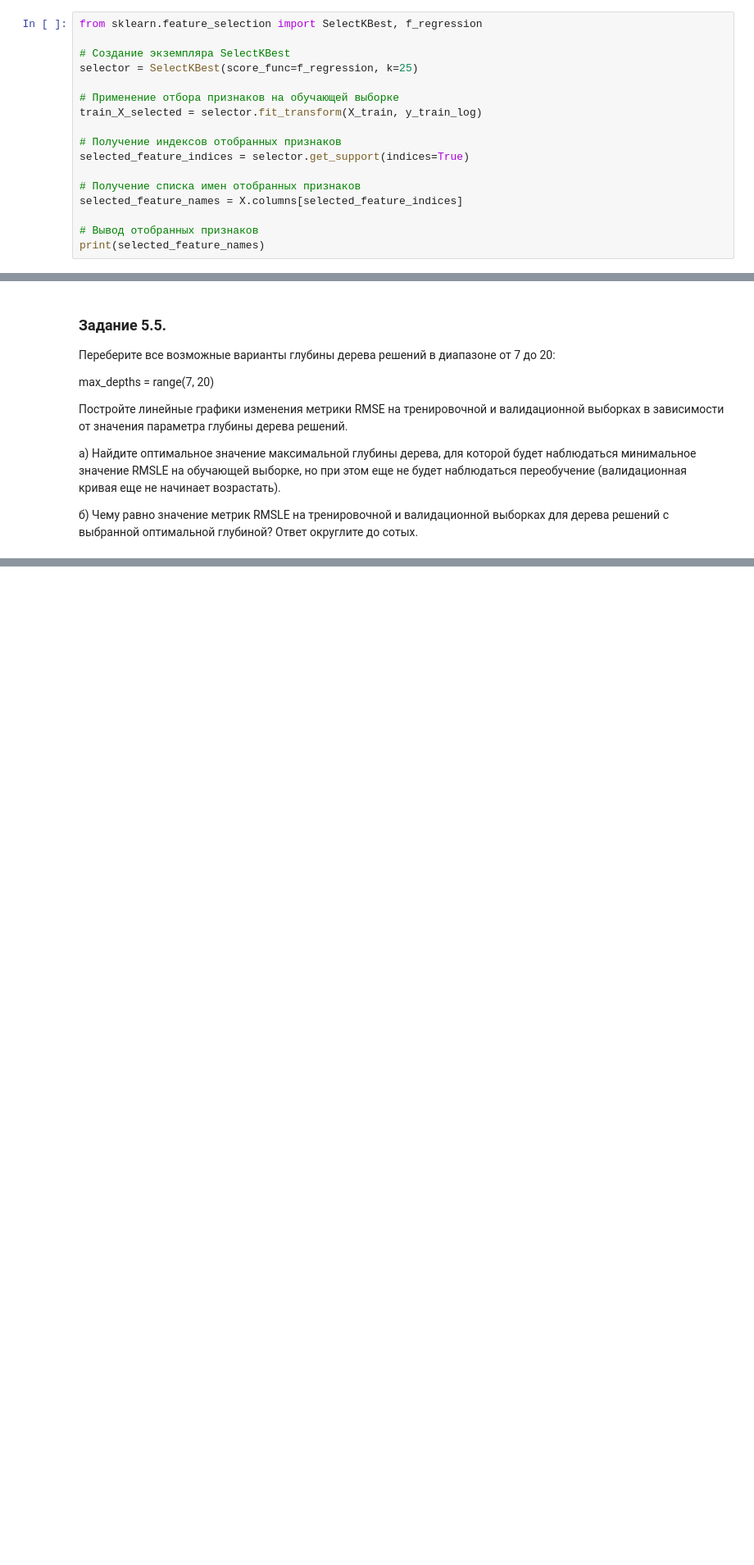
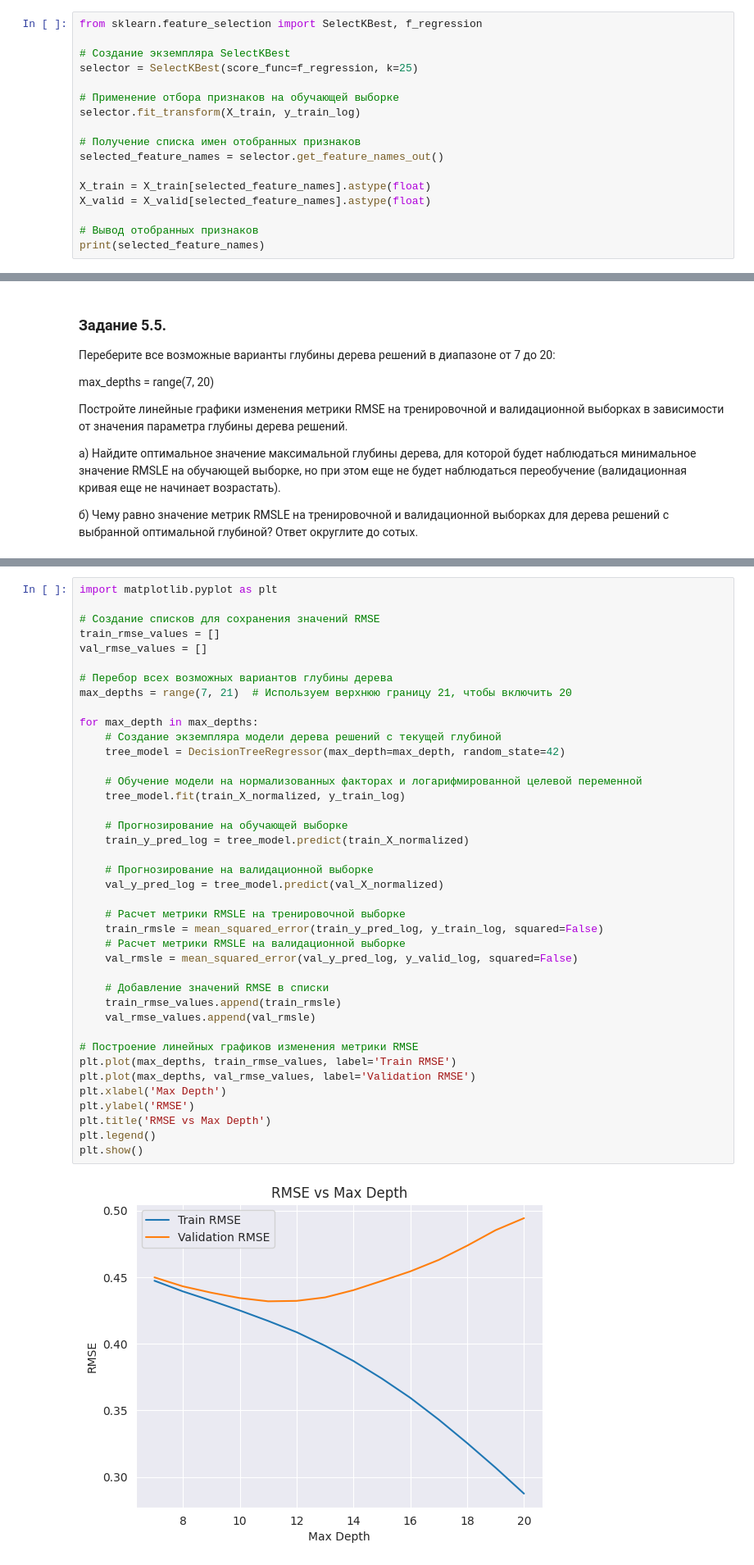
Before and after one commit to URFU-2022-machine-learning-engineering/project_workshop, a Jupyter notebook: project_workshop.ipynb, the cells around one changed output, grey strips where cells are left out. Shown at 82% size. Cells and saved outputs as stored; diff of their text form; blank space fills up the shorter version.

```diff
--- a/project_workshop.ipynb
+++ b/project_workshop.ipynb
@@ -1116,13 +1116,13 @@ from sklearn.feature_selection import SelectKBest, f_regression
 selector = SelectKBest(score_func=f_regression, k=25)
 
 # Применение отбора признаков на обучающей выборке
-train_X_selected = selector.fit_transform(X_train, y_train_log)
-
-# Получение индексов отобранных признаков
-selected_feature_indices = selector.get_support(indices=True)
+selector.fit_transform(X_train, y_train_log)
 
 # Получение списка имен отобранных признаков
-selected_feature_names = X.columns[selected_feature_indices]
+selected_feature_names = selector.get_feature_names_out()
+
+X_train = X_train[selected_feature_names].astype(float)
+X_valid = X_valid[selected_feature_names].astype(float)
 
 # Вывод отобранных признаков
 print(selected_feature_names)
@@ -1227,0 +1398,42 @@ max_depths = range(7, 20)
+# %%
+import matplotlib.pyplot as plt
+
+# Создание списков для сохранения значений RMSE
+train_rmse_values = []
+val_rmse_values = []
+
+# Перебор всех возможных вариантов глубины дерева
+max_depths = range(7, 21)  # Используем верхнюю границу 21, чтобы включить 20
+
+for max_depth in max_depths:
+    # Создание экземпляра модели дерева решений с текущей глубиной
+    tree_model = DecisionTreeRegressor(max_depth=max_depth, random_state=42)
+
+    # Обучение модели на нормализованных факторах и логарифмированной целевой переменной
+    tree_model.fit(train_X_normalized, y_train_log)
+
+    # Прогнозирование на обучающей выборке
+    train_y_pred_log = tree_model.predict(train_X_normalized)
+
+    # Прогнозирование на валидационной выборке
+    val_y_pred_log = tree_model.predict(val_X_normalized)
+
+    # Расчет метрики RMSLE на тренировочной выборке
+    train_rmsle = mean_squared_error(train_y_pred_log, y_train_log, squared=False)
+    # Расчет метрики RMSLE на валидационной выборке
+    val_rmsle = mean_squared_error(val_y_pred_log, y_valid_log, squared=False)
+
+    # Добавление значений RMSE в списки
+    train_rmse_values.append(train_rmsle)
+    val_rmse_values.append(val_rmsle)
+
+# Построение линейных графиков изменения метрики RMSE
+plt.plot(max_depths, train_rmse_values, label='Train RMSE')
+plt.plot(max_depths, val_rmse_values, label='Validation RMSE')
+plt.xlabel('Max Depth')
+plt.ylabel('RMSE')
+plt.title('RMSE vs Max Depth')
+plt.legend()
+plt.show()
+# %% [output]
+[figure, added]
```
Also changed, not shown: parts of 31 cells of this notebook.
